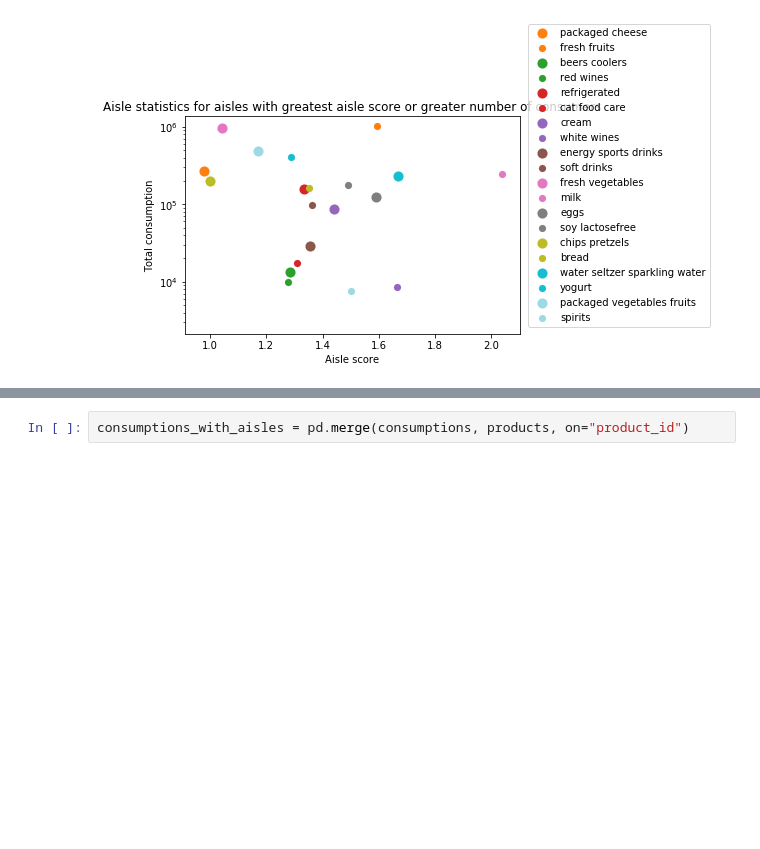
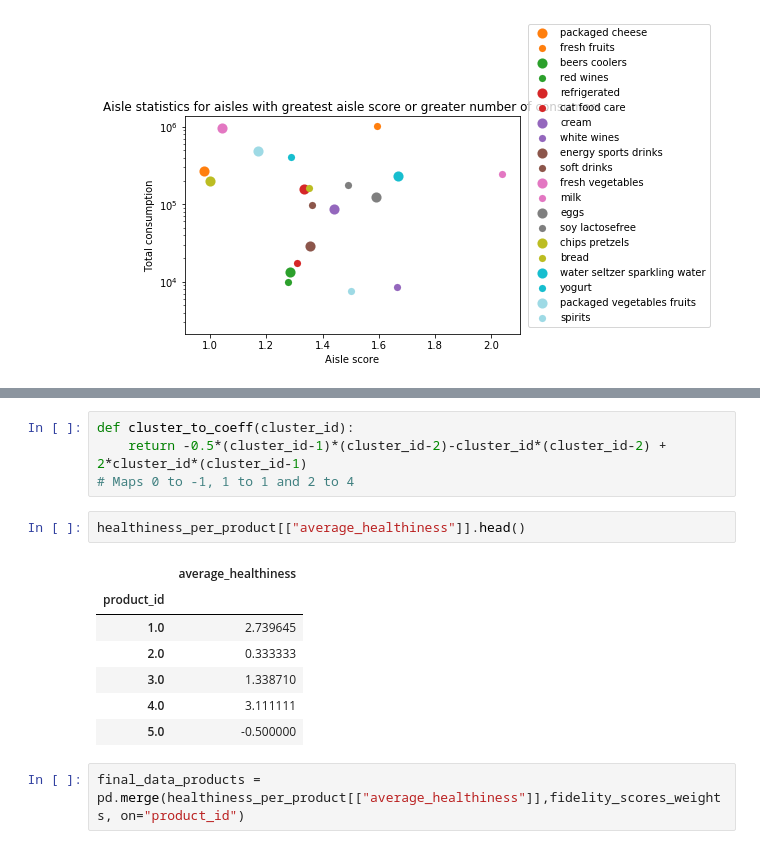
Before and after one commit to auriane81/epfl-ada-ada-2019-project-adax, a Jupyter notebook: project_Pierre.ipynb, the cells around one changed output, grey strips where cells are left out. Drawn from its saved outputs; the diff is of its cells as text; blank space fills up the shorter version.

```diff
--- a/project_Pierre.ipynb
+++ b/project_Pierre.ipynb
@@ -404,2 +294,16 @@ nb_consumptions.head()
+# %%
+def cluster_to_coeff(cluster_id):
+    return -0.5*(cluster_id-1)*(cluster_id-2)-cluster_id*(cluster_id-2) + 2*cluster_id*(cluster_id-1)
+# Maps 0 to -1, 1 to 1 and 2 to 4
+# %%
+healthiness_per_product[["average_healthiness"]].head()
+# %% [output]
+|  | average_healthiness |
+| product_id |  |
+| 1.0 | 2.739645 |
+| 2.0 | 0.333333 |
+| 3.0 | 1.338710 |
+| 4.0 | 3.111111 |
+| 5.0 | -0.500000 |
 # %%
-consumptions_with_aisles = pd.merge(consumptions, products, on="product_id")
+final_data_products = pd.merge(healthiness_per_product[["average_healthiness"]],fidelity_scores_weights, on="product_id")
```
Also changed, not shown: parts of 25 cells of this notebook.
